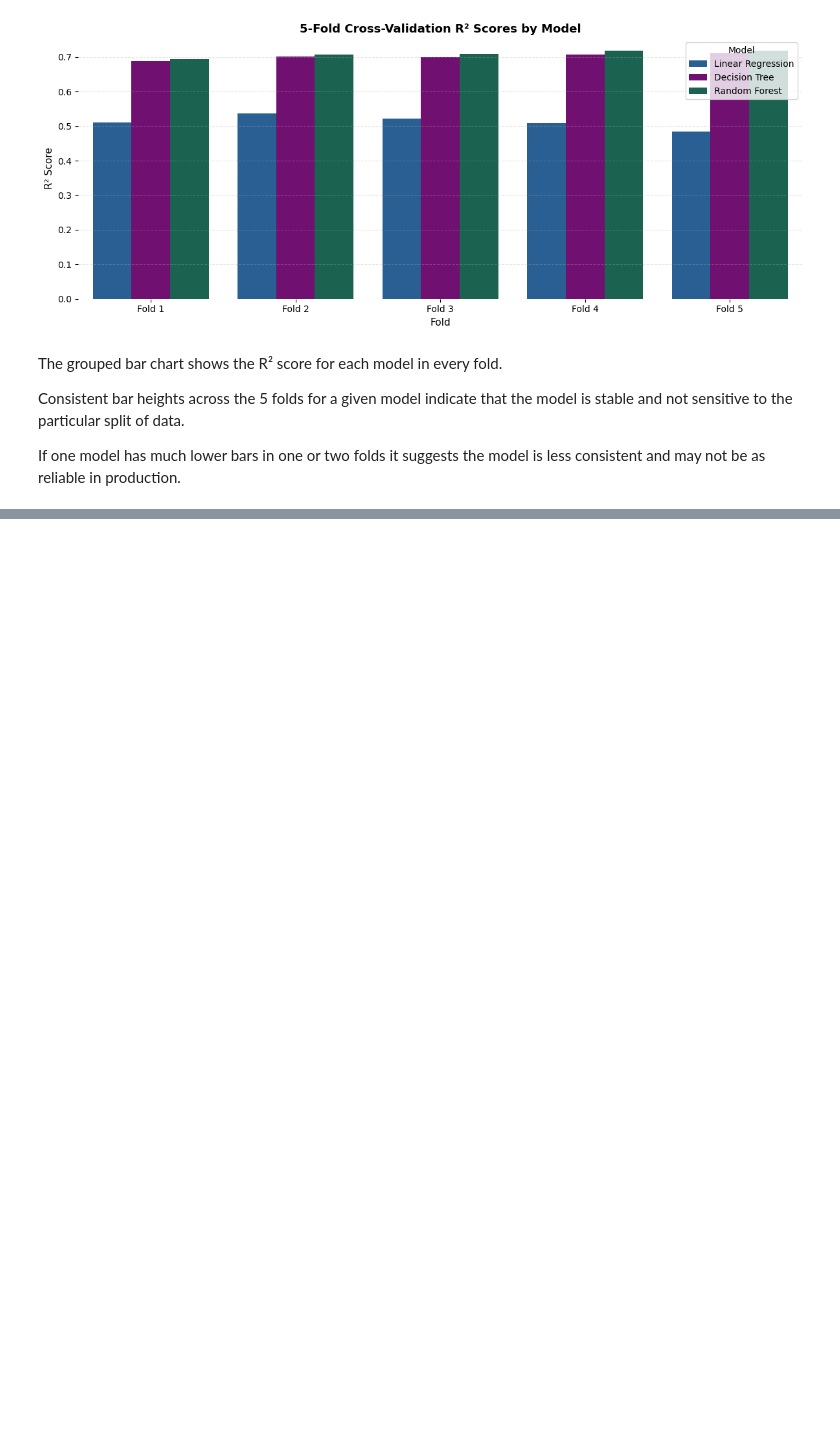
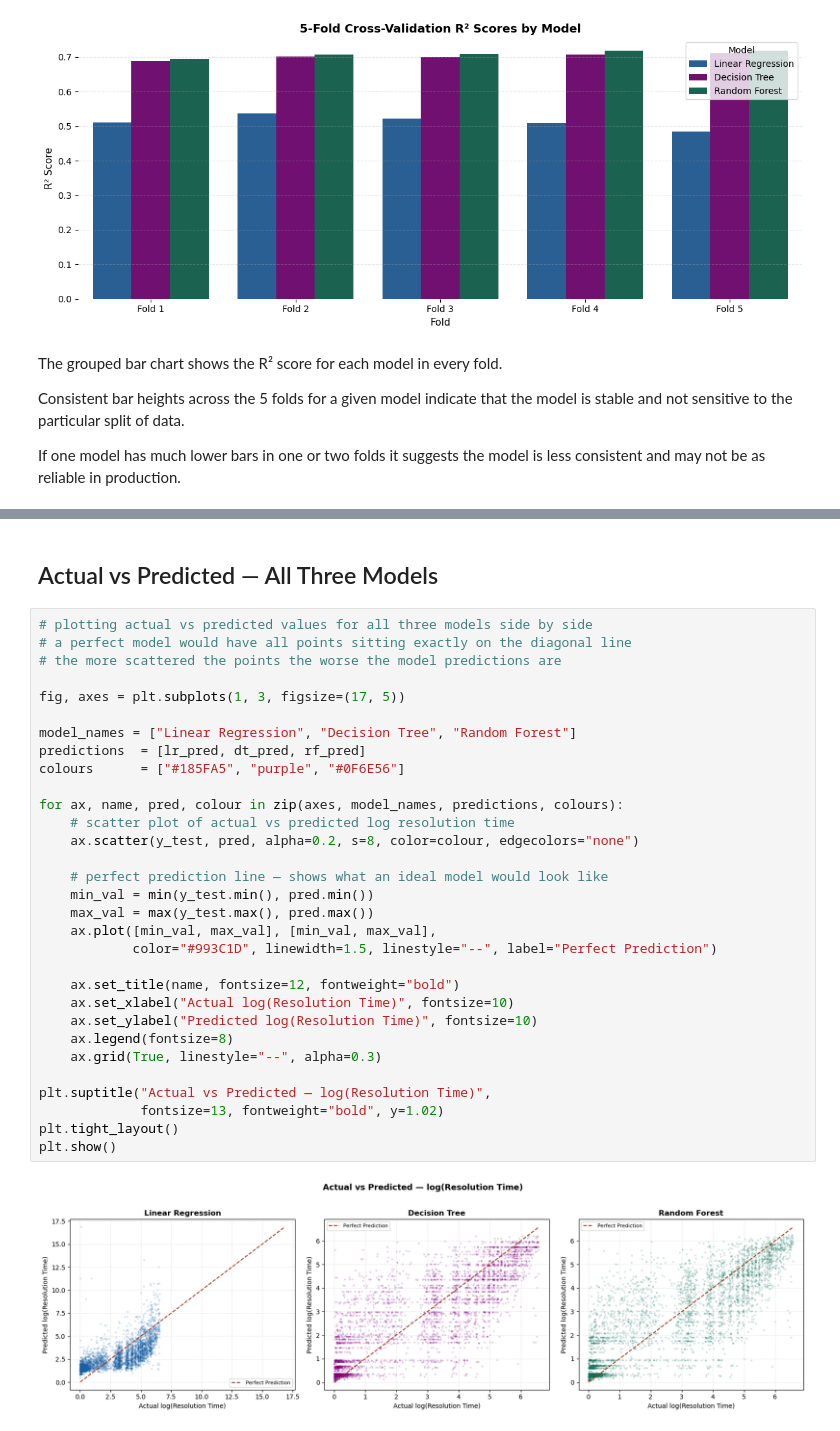
Before and after one commit to Husnain-Yaqoob/IT-Incident-Data-Analysis, a Jupyter notebook: FYP_IT_Incident_Data_Preparation-v4.ipynb, the cells around one changed output, grey strips where cells are left out. Cells and saved outputs as stored; diff of their text form; blank space fills up the shorter version.

```diff
--- a/FYP_IT_Incident_Data_Preparation-v4.ipynb
+++ b/FYP_IT_Incident_Data_Preparation-v4.ipynb
@@ -1732,0 +1788,35 @@ is less consistent and may not be as reliable in production.
+# %% [markdown]
+## Actual vs Predicted — All Three Models
+# %%
+# plotting actual vs predicted values for all three models side by side
+# a perfect model would have all points sitting exactly on the diagonal line
+# the more scattered the points the worse the model predictions are
+
+fig, axes = plt.subplots(1, 3, figsize=(17, 5))
+
+model_names = ["Linear Regression", "Decision Tree", "Random Forest"]
+predictions  = [lr_pred, dt_pred, rf_pred]
+colours      = ["#185FA5", "purple", "#0F6E56"]
+
+for ax, name, pred, colour in zip(axes, model_names, predictions, colours):
+    # scatter plot of actual vs predicted log resolution time
+    ax.scatter(y_test, pred, alpha=0.2, s=8, color=colour, edgecolors="none")
+
+    # perfect prediction line — shows what an ideal model would look like
+    min_val = min(y_test.min(), pred.min())
+    max_val = max(y_test.max(), pred.max())
+    ax.plot([min_val, max_val], [min_val, max_val],
+            color="#993C1D", linewidth=1.5, linestyle="--", label="Perfect Prediction")
+
+    ax.set_title(name, fontsize=12, fontweight="bold")
+    ax.set_xlabel("Actual log(Resolution Time)", fontsize=10)
+    ax.set_ylabel("Predicted log(Resolution Time)", fontsize=10)
+    ax.legend(fontsize=8)
+    ax.grid(True, linestyle="--", alpha=0.3)
+
+plt.suptitle("Actual vs Predicted — log(Resolution Time)",
+             fontsize=13, fontweight="bold", y=1.02)
+plt.tight_layout()
+plt.show()
+# %% [output]
+[figure, added]
```
Also changed, not shown: parts of 4 cells of this notebook.
